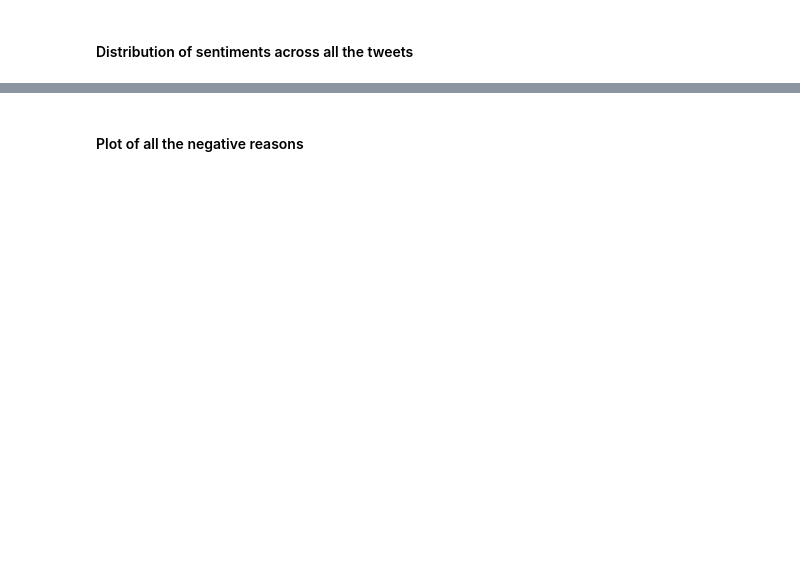
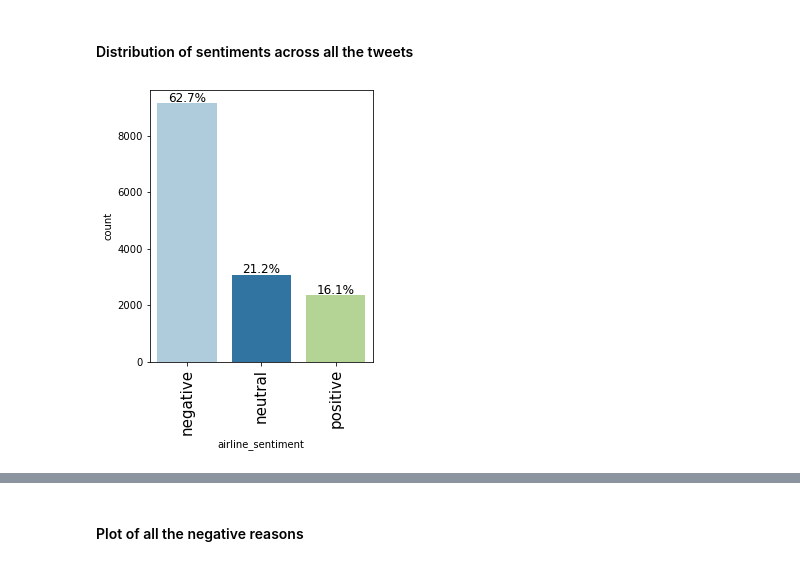
Before and after one commit to FoxHoundOps/PGP-AI-ML, a Jupyter notebook: project7/NLP_Learner_Notebook_Full_code_version.ipynb, the cells around one changed output, grey strips where cells are left out. Cells and saved outputs as stored; diff of their text form; code cells hidden in the pictures; blank space fills up the shorter version.

```diff
--- a/project7/NLP_Learner_Notebook_Full_code_version.ipynb
+++ b/project7/NLP_Learner_Notebook_Full_code_version.ipynb
@@ -272,0 +242,4 @@ labeled_barplot(________, "_____________", perc=True) # Complete the code to plo
+# %%
+labeled_barplot(data, "airline_sentiment", perc=True)
+# %% [output]
+[figure, added]
```
Also changed, not shown: parts of 28 cells of this notebook.
